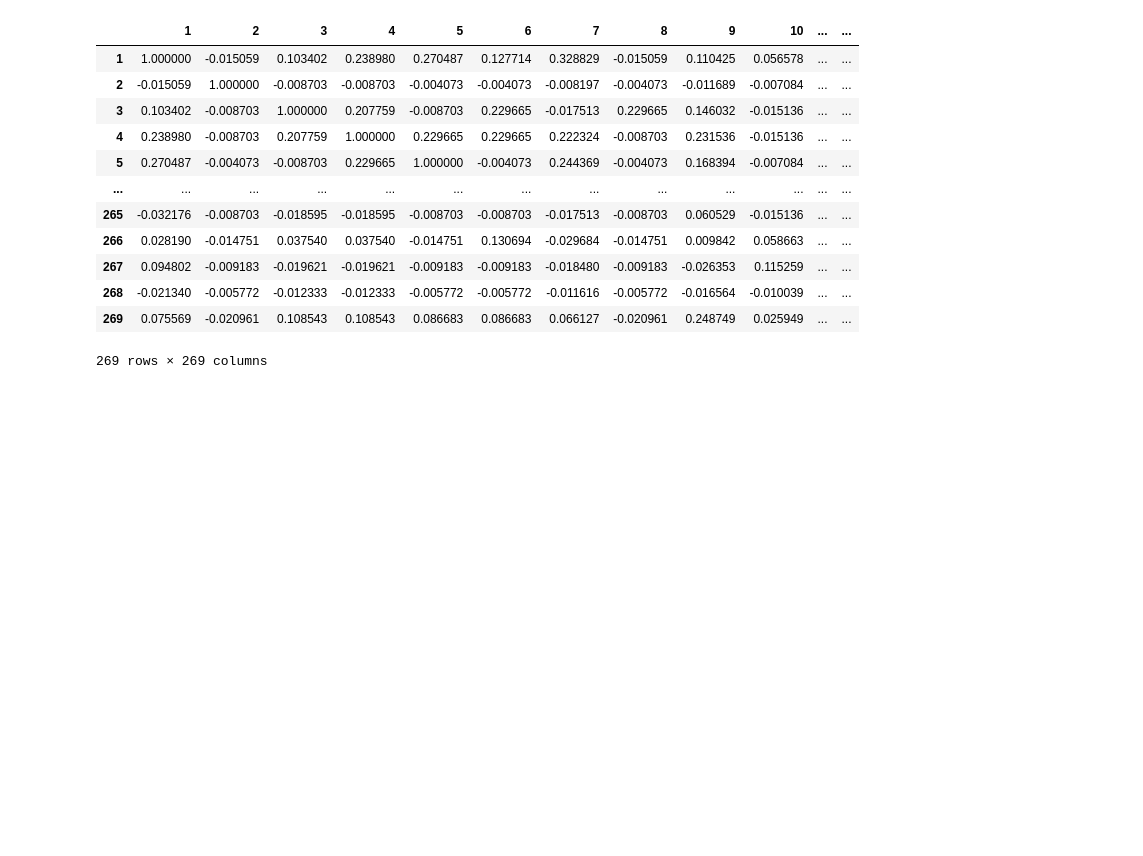
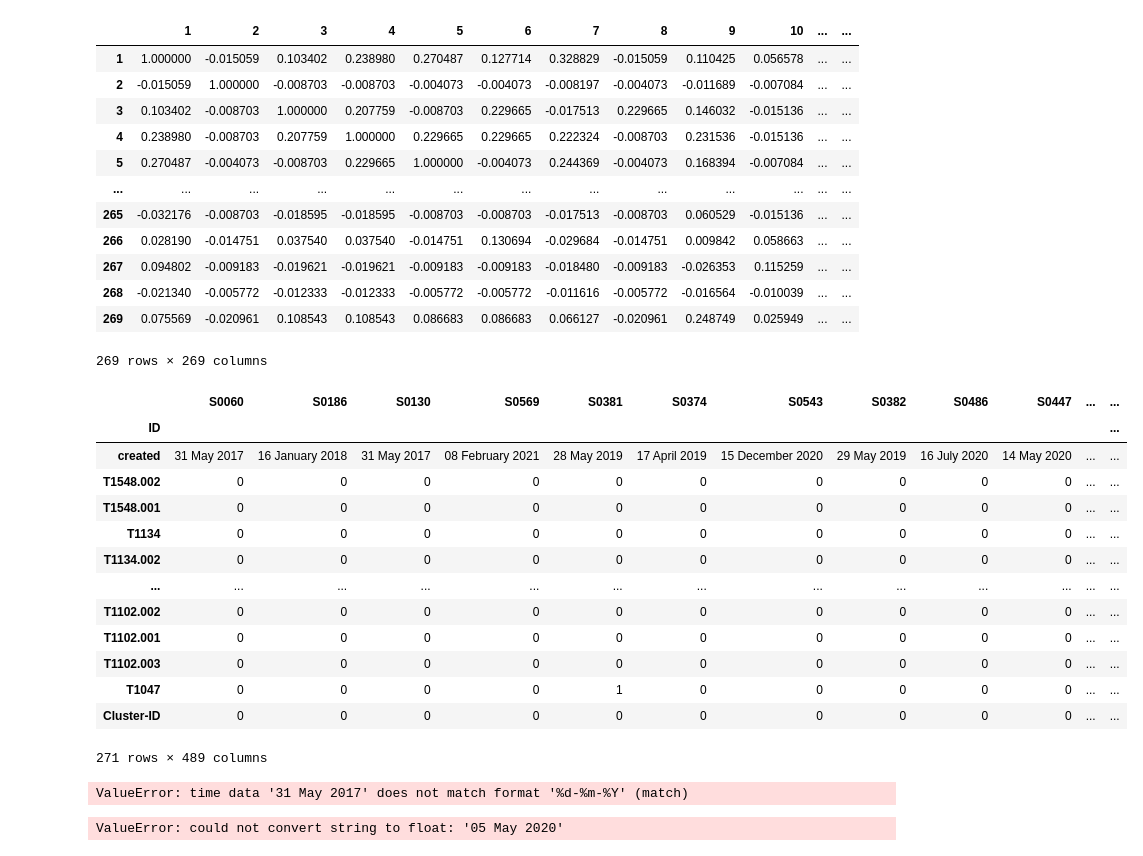
Before and after one commit to tobiasbudig/attack-hypotheses-generation, a Jupyter notebook: regression/pca and regression.ipynb, the cells around one changed output. Drawn from its saved outputs; the diff is of its cells as text; code cells hidden in the pictures; blank space fills up the shorter version.

```diff
--- a/regression/pca and regression.ipynb
+++ b/regression/pca and regression.ipynb
@@ -200,3 +200,53 @@ corrMatrixTech
 269 rows × 269 columns
 # %%
 corrMatrixTech.to_excel("./corr_techniques.xlsx")
+# %%
+clusterd = pd.read_excel("./clustered.xlsx")
+clusterd = clusterd.set_index(["ID"])
+clusterd.sort_values(by=["Cluster-ID"], axis=1)
+# %% [output]
+|  | S0060 | S0186 | S0130 | S0569 | S0381 | S0374 | S0543 | S0382 | S0486 | S0447 | ... | ... |
+| ID |  |  |  |  |  |  |  |  |  |  |  | ... |
+| created | 31 May 2017 | 16 January 2018 | 31 May 2017 | 08 February 2021 | 28 May 2019 | 17 April 2019 | 15 December 2020 | 29 May 2019 | 16 July 2020 | 14 May 2020 | ... | ... |
+| T1548.002 | 0 | 0 | 0 | 0 | 0 | 0 | 0 | 0 | 0 | 0 | ... | ... |
+| T1548.001 | 0 | 0 | 0 | 0 | 0 | 0 | 0 | 0 | 0 | 0 | ... | ... |
+| T1134 | 0 | 0 | 0 | 0 | 0 | 0 | 0 | 0 | 0 | 0 | ... | ... |
+| T1134.002 | 0 | 0 | 0 | 0 | 0 | 0 | 0 | 0 | 0 | 0 | ... | ... |
+| ... | ... | ... | ... | ... | ... | ... | ... | ... | ... | ... | ... | ... |
+| T1102.002 | 0 | 0 | 0 | 0 | 0 | 0 | 0 | 0 | 0 | 0 | ... | ... |
+| T1102.001 | 0 | 0 | 0 | 0 | 0 | 0 | 0 | 0 | 0 | 0 | ... | ... |
+| T1102.003 | 0 | 0 | 0 | 0 | 0 | 0 | 0 | 0 | 0 | 0 | ... | ... |
+| T1047 | 0 | 0 | 0 | 0 | 1 | 0 | 0 | 0 | 0 | 0 | ... | ... |
+| Cluster-ID | 0 | 0 | 0 | 0 | 0 | 0 | 0 | 0 | 0 | 0 | ... | ... |
+271 rows × 489 columns
+# %%
+clustered_t = clusterd.transpose()
+Nuller = clustered_t[clustered_t["Cluster-ID"] == 0]
+#Nuller = Nuller.drop("created", axis=1)
+Nuller["created"] = pd.to_datetime(Nuller["created"])
+Nuller = Nuller.sort_values(by='created')
+Nuller
+# %% [output]
+ValueError: time data '31 May 2017' does not match format '%d-%m-%Y' (match)
+# %%
+pca3.fit(Nuller)
+X_n = pca3.transform(Nuller)
+X_n = pd.DataFrame(X_n)
+
+fig = plt.figure()
+ax = fig.add_subplot(projection='3d')
+ax.scatter(X_n[0], X_n[1], X_n[2])
+ax.set_xlabel('X Label')
+ax.set_ylabel('Y Label')
+ax.set_zlabel('Z Label')
+
+clb = plt.gci().colorbar # get the colorbar artist
+# get the old tick labels (index numbers of the dataframes)
+clb_ticks = [int(t.get_text()) for t in clb.ax.yaxis.get_ticklabels()]
+# convert the old, index, ticks into year-month-day format
+new_ticks = AAPL.index[clb_ticks].strftime("%Y-%m-%d")
+clb.ax.yaxis.set_ticklabels(new_ticks)
+
+plt.show()
+# %% [output]
+ValueError: could not convert string to float: '05 May 2020'
```
Also changed, not shown: 2 other files.
